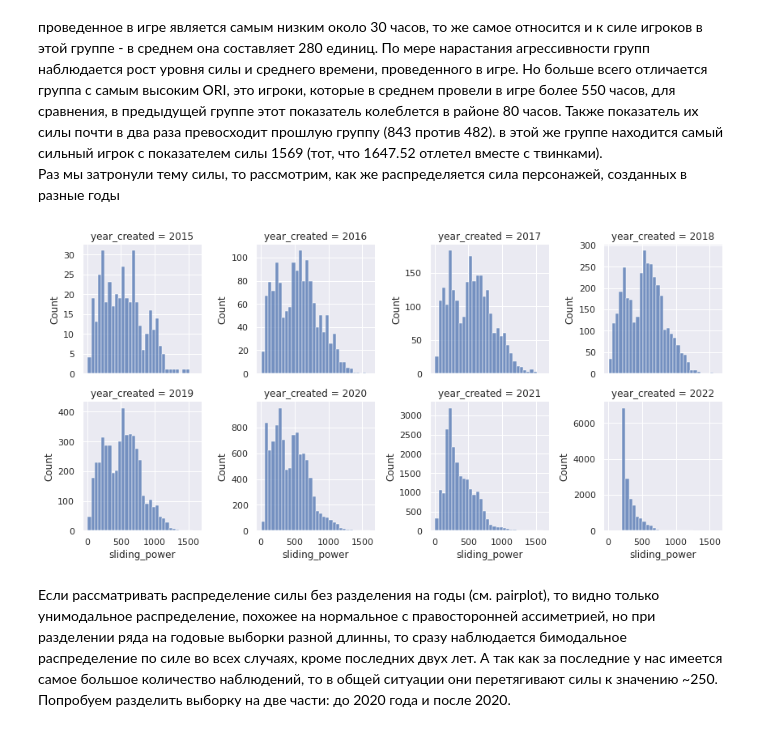
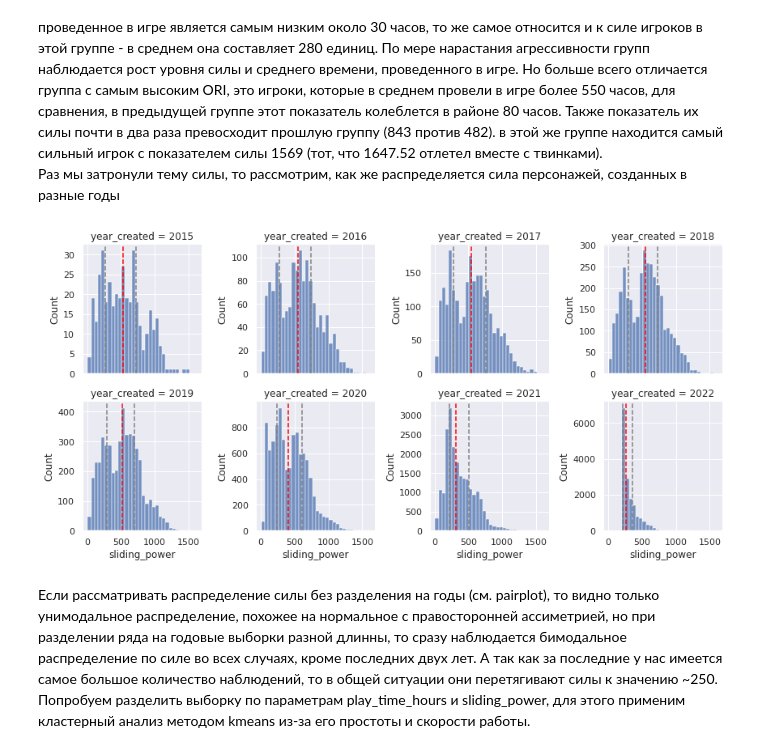
Before and after one commit to xooxoo/exbot, a Jupyter notebook: test_task.ipynb, the cells around one changed output. Cells and saved outputs as stored; diff of their text form; code cells hidden in the pictures.

```diff
--- a/test_task.ipynb
+++ b/test_task.ipynb
@@ -36,2 +32,7 @@ df_char_per_acc  = df_char_per_acc .query('username <= 3')
+# %%
+df_char_per_acc  = df_char_per_acc .query('username <= 3')
+df_characters = df_characters.query('login in @df_char_per_acc.login')
+df_lur = pd.merge(df_dle_users, df_characters, how='inner', on='login')
+df_lur['year'] = df_lur.reg_date.dt.year
 # %% [markdown]
 Соберем таблицу логин + персонажи на аккаунте +дата регистрации, основываясь на отфильтрованных данных. Плюс соберем воедино старые и новые записи
@@ -42,7 +40,6 @@ df_lur = pd.merge(df_dle_users, df_characters, how='inner', on='login')
 Для начала разобьем игроков на когорты.
 Допустим, по времени регистрации. Так как время регистрации у нас начинается с 2015 года, то сначала выберем годовой промежуток
 # %%
-df_lur['year'] = df_dle_users.reg_date.dt.year
 df_cohort_uniq = df_lur.groupby('year', as_index=False)[['login', 'username']].nunique()
 melted_df = df_cohort_uniq[['year', 'login', 'username']].melt(id_vars=['year'], value_vars=['login', 'username'])
 df_cohort_uniq
@@ -77 +67,9 @@ del df_session_duration, df_session_duration1
+# %%
+df_session_duration = pd.read_csv('data/copy_mc_session_durations1.csv')
+df_session_duration1 =pd.read_csv('data/copy_mc_session_durations2.csv').drop('sliding_power', axis=1)
+
+df_session_duration_u = pd.concat([df_session_duration, df_session_duration1])
+df_session_duration_u.session_start = pd.to_datetime(df_session_duration_u.session_start)
+df_session_duration_u.session_end = pd.to_datetime(df_session_duration_u.session_end)
+del df_session_duration, df_session_duration1
 # %%
@@ -232,22 +234,24 @@ df_sd_ori[['play_time_seconds', 'sliding_power', 'openworld_rating_influence']].
 # %%
 # поппытался грубо разделить на группы по агрессивности и прикинуть отношение затраченного времени на игру и силе.
 # первая группа - 0ori, вторая - 75%, третья от 75% до 98%, четвертая все >98%
-test = df_sd_ori
+test = df_sd_ori.copy()
 test['group'] = np.where(df_sd_ori.openworld_rating_influence ==0, 'low',
                         np.where(df_sd_ori.openworld_rating_influence <= 8.1, 'med',
                         np.where(df_sd_ori.openworld_rating_influence <= 48, 'high', 'agrr')))
+
+# переведем секунды в часы для удобного восприятия
 test['play_time_hours'] = test.play_time_seconds/3600
 
 sns.set(font_scale=1)
 fg = sns.FacetGrid(data=test, col='group', col_wrap=2, height=5)
 fg.map(sns.scatterplot, 'sliding_power',  'play_time_hours', s=6, edgecolor='none')
 
-def specs(x, **kwargs):
+def show_med(x, **kwargs):
     plt.axvline(x.quantile(0.5), c='red', ls='--')
     plt.axvline(x.quantile(0.75), c='grey', ls='--')
     plt.axvline(x.quantile(0.25), c='grey', ls='--')
 
-fg.map(specs, 'sliding_power')
+fg.map(show_med, 'sliding_power')
 
 plt.show()
 
@@ -277,14 +281,10 @@ display(test.groupby('group')[['sliding_power']]\
 # %%
 fg = sns.FacetGrid(data=test, col='year_created', col_wrap=4, sharey=False)
 fg.map(sns.histplot, 'sliding_power', binwidth=50)
-# def specs(x, **kwargs):
-#     plt.axvline(x.quantile(0.5), c='red', ls='--')
-#     plt.axvline(x.quantile(0.75), c='grey', ls='--')
-#     plt.axvline(x.quantile(0.25), c='grey', ls='--')
-# fg.map(specs, 'sliding_power')
+fg.map(show_med, 'sliding_power')
 plt.show()
 # %% [output]
-[figure, old version]
+[figure, new version]
 # %% [markdown]
-Если рассматривать распределение силы без разделения на годы (см. pairplot), то видно только унимодальное распределение, похожее на нормальное с правосторонней ассиметрией, но при разделении ряда на годовые выборки разной длинны, то сразу наблюдается бимодальное распределение по силе во всех случаях, кроме последних двух лет. А так как за последние у нас имеется самое большое количество наблюдений, то в общей ситуации они перетягивают силы к значению ~250. Попробуем разделить выборку на две части: до 2020 года и после 2020.
+Если рассматривать распределение силы без разделения на годы (см. pairplot), то видно только унимодальное распределение, похожее на нормальное с правосторонней ассиметрией, но при разделении ряда на годовые выборки разной длинны, то сразу наблюдается бимодальное распределение по силе во всех случаях, кроме последних двух лет. А так как за последние у нас имеется самое большое количество наблюдений, то в общей ситуации они перетягивают силы к значению ~250. Попробуем разделить выборку по параметрам play_time_hours и sliding_power, для этого применим кластерный анализ методом kmeans из-за его простоты и скорости работы.
 # %%
```
Also changed, not shown: parts of 31 cells of this notebook.
